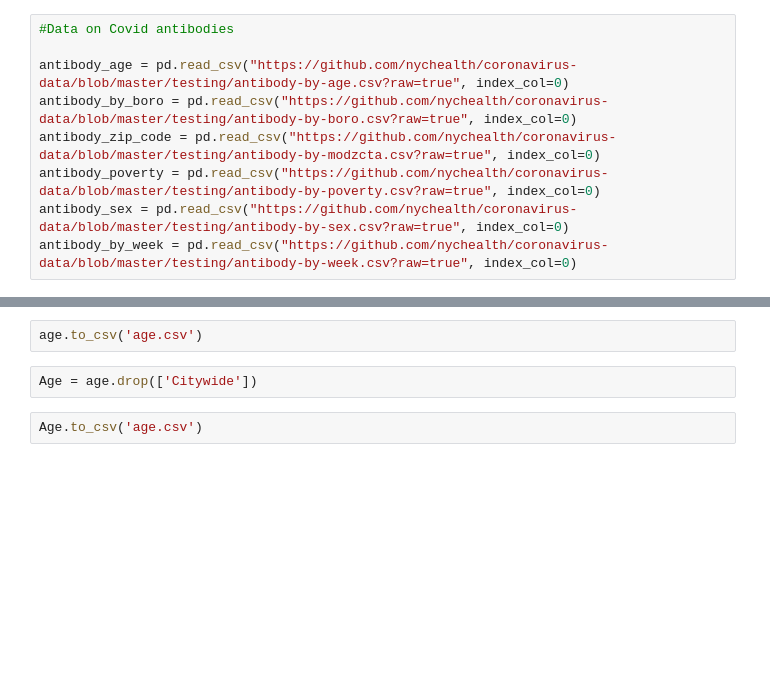
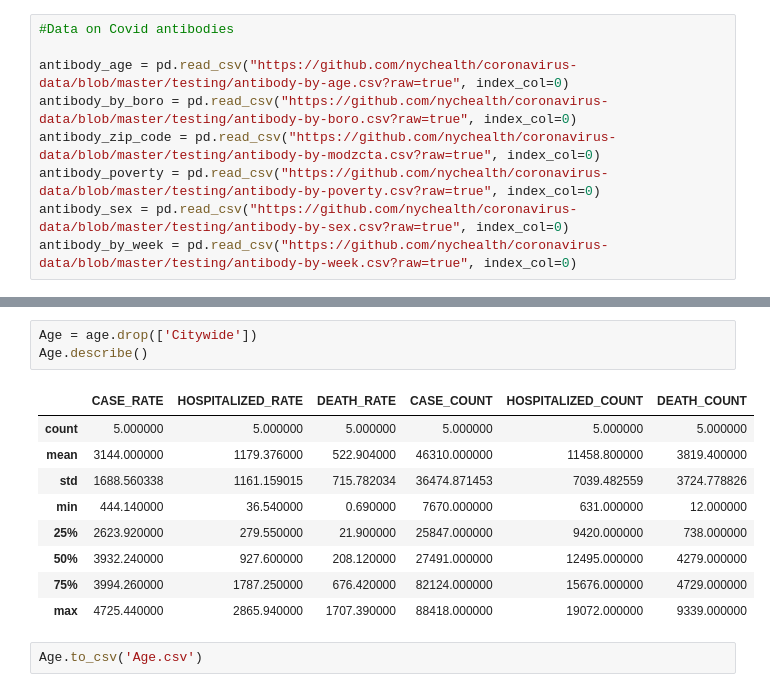
Before and after one commit to christophersingh/COVID-19_Mental_Health, a Jupyter notebook: Mental Health.ipynb, the cells around one changed output, grey strips where cells are left out. Saved outputs shown, nothing was run; the diff lists cells and outputs as text; blank space fills up the shorter version.

```diff
--- a/Mental Health.ipynb
+++ b/Mental Health.ipynb
@@ -139,6 +104,15 @@ age
+# %%
+Age = age.drop(['Citywide'])
+Age.describe()
+# %% [output]
+|  | CASE_RATE | HOSPITALIZED_RATE | DEATH_RATE | CASE_COUNT | HOSPITALIZED_COUNT | DEATH_COUNT |
+| count | 5.000000 | 5.000000 | 5.000000 | 5.000000 | 5.000000 | 5.000000 |
+| mean | 3144.000000 | 1179.376000 | 522.904000 | 46310.000000 | 11458.800000 | 3819.400000 |
+| std | 1688.560338 | 1161.159015 | 715.782034 | 36474.871453 | 7039.482559 | 3724.778826 |
+| min | 444.140000 | 36.540000 | 0.690000 | 7670.000000 | 631.000000 | 12.000000 |
+| 25% | 2623.920000 | 279.550000 | 21.900000 | 25847.000000 | 9420.000000 | 738.000000 |
+| 50% | 3932.240000 | 927.600000 | 208.120000 | 27491.000000 | 12495.000000 | 4279.000000 |
+| 75% | 3994.260000 | 1787.250000 | 676.420000 | 82124.000000 | 15676.000000 | 4729.000000 |
+| max | 4725.440000 | 2865.940000 | 1707.390000 | 88418.000000 | 19072.000000 | 9339.000000 |
 # %%
-age.to_csv('age.csv')
+Age.to_csv('Age.csv')
-# %%
-Age = age.drop(['Citywide'])
-# %%
-Age.to_csv('age.csv')
```
Also changed, not shown: parts of 9 cells of this notebook, 5 other files.
